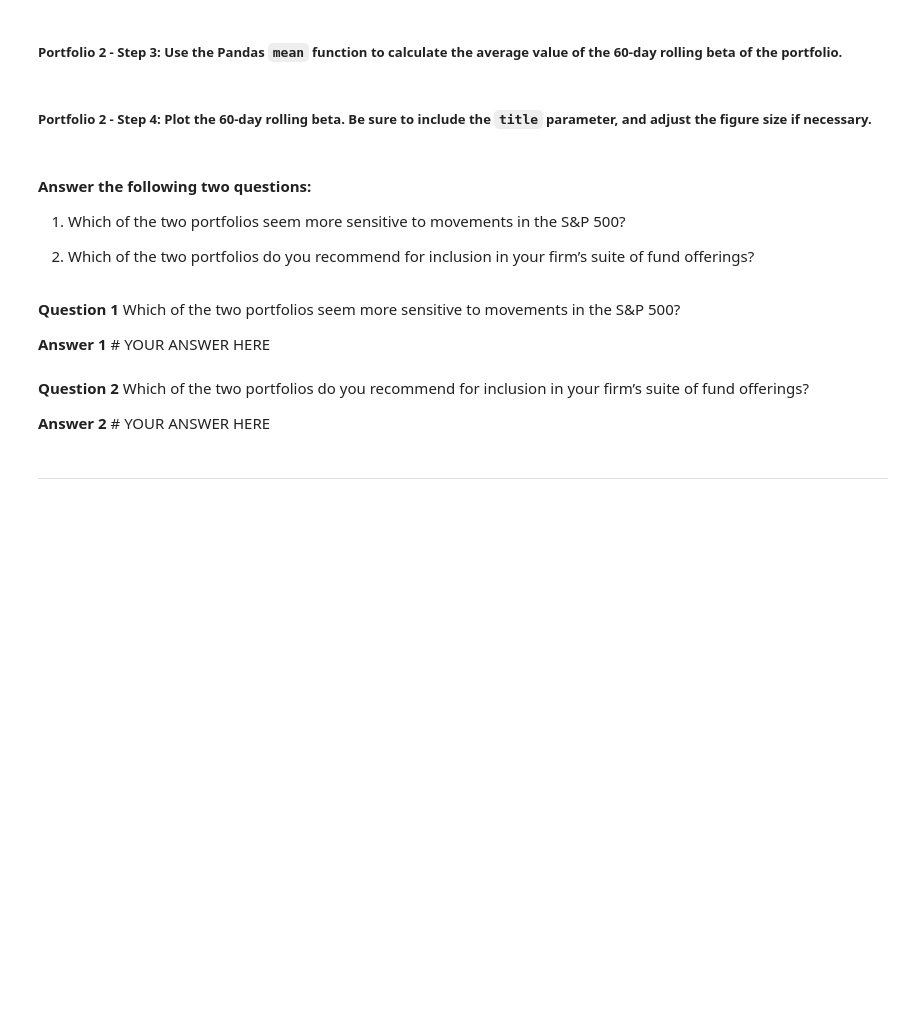
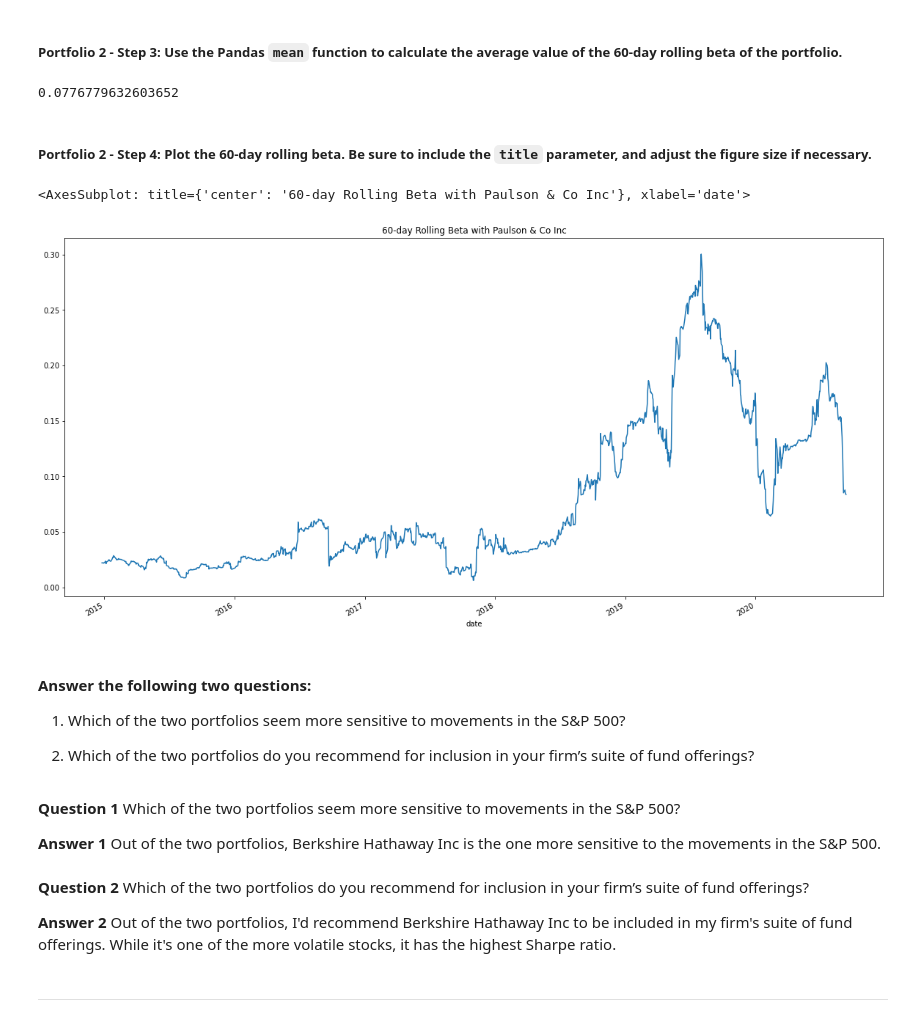
Before and after one commit to Brock-Denton/FinTech-Investing-Platform, a Jupyter notebook: risk_return_analysis.ipynb, the cells around one changed output. Drawn from its saved outputs; the diff is of its cells as text; code cells hidden in the pictures; blank space fills up the shorter version.

Commit message:
Add files via upload
Finished all code, comments, and answers

```diff
--- a/risk_return_analysis.ipynb
+++ b/risk_return_analysis.ipynb
@@ -474,4 +475,9 @@ brk_beta_sixty.plot(figsize=(20,10), title="60-day Rolling Beta with Berkshire H
 ##### Portfolio 2 - Step 1: Using the 60-day rolling window, the daily return data, and the S&P 500 returns, calculate the covariance. Review the last five rows of the covariance of the portfolio.
 # %%
 # Calculate the covariance using a 60-day rolling window
+
+pci_covariance_sixty = daily_returns_whales_df["PAULSON & CO.INC."].rolling(window=60).cov(daily_returns_whales_df["S&P 500"])
+
 # Review the last five rows of the covariance data
+
+pci_covariance_sixty.tail()
@@ -479,5 +493,9 @@ brk_beta_sixty.plot(figsize=(20,10), title="60-day Rolling Beta with Berkshire H
 ##### Portfolio 2 - Step 2: Calculate the beta of the portfolio. To do that, divide the covariance of the portfolio by the variance of the S&P 500.
 # %%
 # Calculate the beta based on the 60-day rolling covariance compared to the market (S&P 500)
+
+pci_beta_sixty = pci_covariance_sixty / market_var
+
 # Review the last five rows of the beta information
-# YOUR CODE HERE
+
+pci_beta_sixty.tail()
@@ -485,13 +511,24 @@ brk_beta_sixty.plot(figsize=(20,10), title="60-day Rolling Beta with Berkshire H
 ##### Portfolio 2 - Step 3: Use the Pandas `mean` function to calculate the average value of the 60-day rolling beta of the portfolio.
 # %%
 # Calculate the average of the 60-day rolling beta
-# YOUR CODE HERE
+
+avg_pci_beta_sixty = pci_beta_sixty.mean()
+
+# View the average of the 60-day rolling beta
+
+avg_pci_beta_sixty
+# %% [output]
+0.0776779632603652
 # %% [markdown]
 ##### Portfolio 2 - Step 4: Plot the 60-day rolling beta. Be sure to include the `title` parameter, and adjust the figure size if necessary.
 # %%
 # Plot the rolling beta
 # Include a title parameter and adjust the figure size
-# YOUR CODE HERE
+
+pci_beta_sixty.plot(figsize=(20,10), title="60-day Rolling Beta with Paulson & Co Inc")
+# %% [output]
+<AxesSubplot: title={'center': '60-day Rolling Beta with Paulson & Co Inc'}, xlabel='date'>
+[figure, added]
 # %% [markdown]
 #### Answer the following two questions:
 
@@ -501,10 +538,10 @@ brk_beta_sixty.plot(figsize=(20,10), title="60-day Rolling Beta with Berkshire H
 # %% [markdown]
 **Question 1** Which of the two portfolios seem more sensitive to movements in the S&P 500?
 
-**Answer 1** # YOUR ANSWER HERE
+**Answer 1** Out of the two portfolios, Berkshire Hathaway Inc is the one more sensitive to the movements in the S&P 500.
 # %% [markdown]
 **Question 2** Which of the two portfolios do you recommend for inclusion in your firm’s suite of fund offerings?
 
-**Answer 2** # YOUR ANSWER HERE
+**Answer 2** Out of the two portfolios, I'd recommend Berkshire Hathaway Inc to be included in my firm's suite of fund offerings. While it's one of the more volatile stocks, it has the highest Sharpe ratio.
 # %% [markdown]
 ---
```
Also changed, not shown: parts of 3 cells of this notebook.
